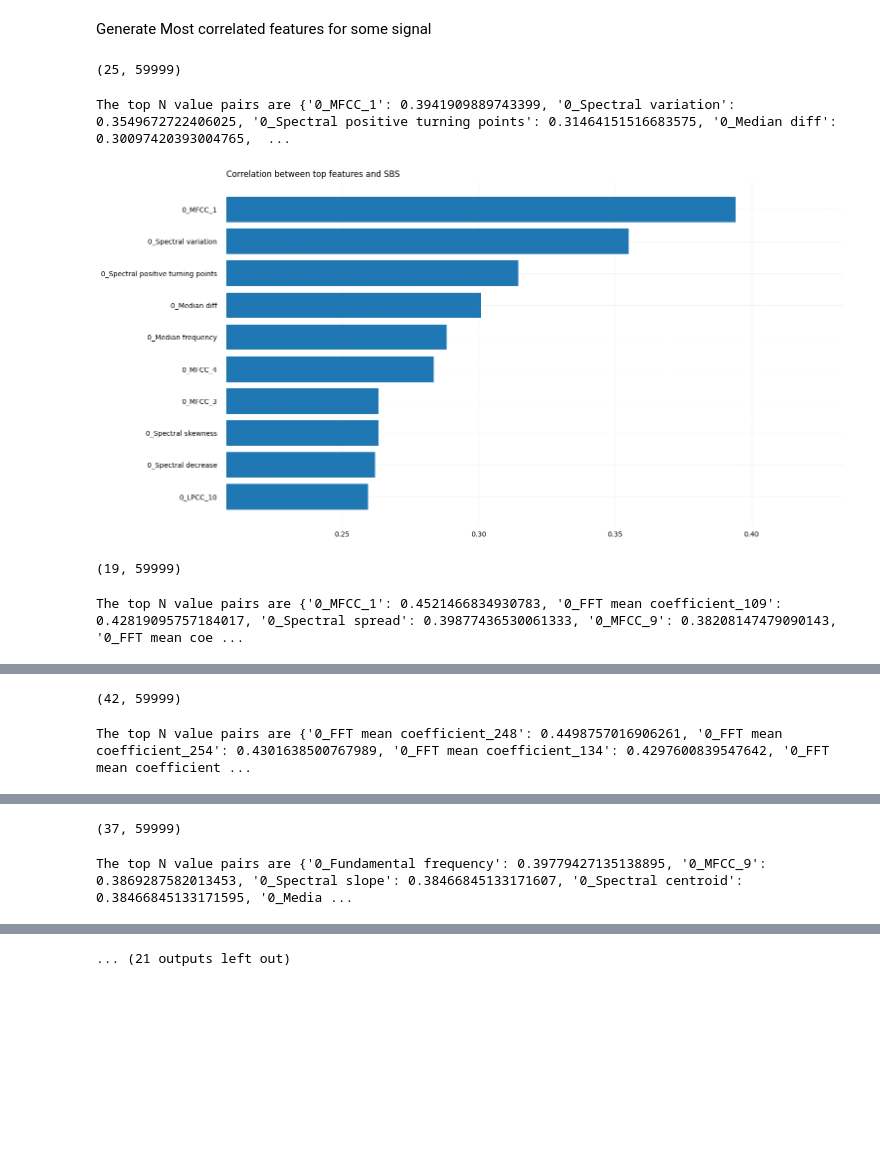
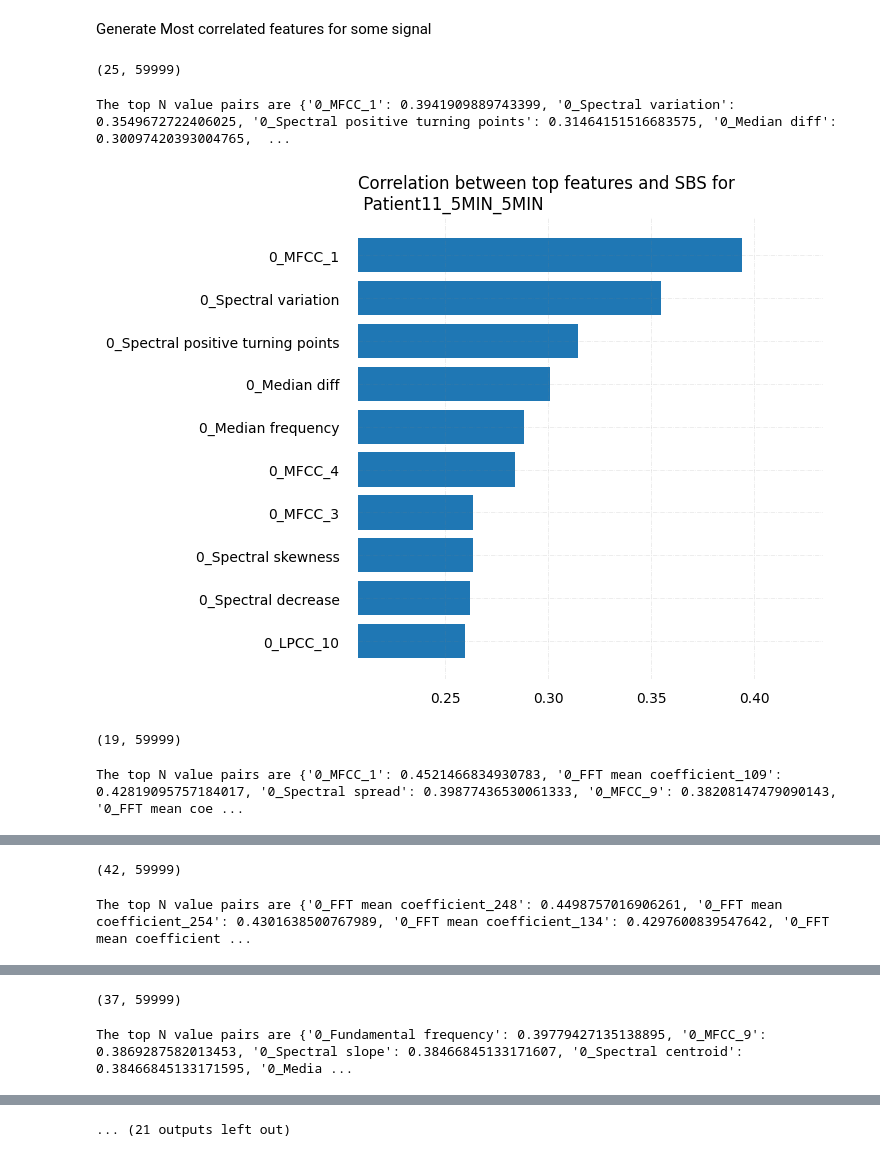
Before and after one commit to fyng/PedAccel, a Jupyter notebook: data_analysis/PythonPipeline/Visualizations/Correlate_Metrics.ipynb, the cells around one changed output, grey strips where cells are left out. Cells and saved outputs as stored; diff of their text form; code cells hidden in the pictures; blank space fills up the shorter version.

```diff
--- a/data_analysis/PythonPipeline/Visualizations/Correlate_Metrics.ipynb
+++ b/data_analysis/PythonPipeline/Visualizations/Correlate_Metrics.ipynb
@@ -115,7 +119,7 @@ for patient in os.listdir(data_dir):
         x = list(res.values()) #price
 
         # Figure Size
-        fig, ax = plt.subplots(figsize =(16, 9))
+        fig, ax = plt.subplots(figsize =(6 ,6))
 
         # Horizontal Bar Plot
         ax.barh(y, x)
@@ -125,34 +129,34 @@ for patient in os.listdir(data_dir):
             ax.spines[s].set_visible(False)
 
         # Remove x, y Ticks
         ax.xaxis.set_ticks_position('none')
         ax.yaxis.set_ticks_position('none')
 
         # Add padding between axes and labels
         ax.xaxis.set_tick_params(pad = 5)
         ax.yaxis.set_tick_params(pad = 10)
 
         # Add x, y gridlines
         ax.grid(color ='grey',
                 linestyle ='-.', linewidth = 0.5,
                 alpha = 0.2)
 
         # Show top values
         ax.invert_yaxis()
 
         #set x axis range
         ax.set_xlim([.8*min(x),1.1*max(x)])
 
         # Add Plot Title
-        ax.set_title('Correlation between top features and SBS for\n f'{patient}_{lead_time}MIN_{slice_size_min - lead_time}MIN',
+        ax.set_title(f'Correlation between top features and SBS for\n {patient}_{lead_time}MIN_{slice_size_min - lead_time}MIN',
                     loc ='left', )
 
         # Show Plot
 
         plt.show()
 # %% [output]
 (25, 59999)
 The top N value pairs are {'0_MFCC_1': 0.3941909889743399, '0_Spectral variation': 0.3549672722406025, '0_Spectral positive turning points': 0.31464151516683575, '0_Median diff': 0.30097420393004765,  ...
-[figure, old version]
+[figure, new version]
 (19, 59999)
 The top N value pairs are {'0_MFCC_1': 0.4521466834930783, '0_FFT mean coefficient_109': 0.42819095757184017, '0_Spectral spread': 0.39877436530061333, '0_MFCC_9': 0.38208147479090143, '0_FFT mean coe ...
```
Also changed, not shown: parts of 3 cells of this notebook, 1 other file.
